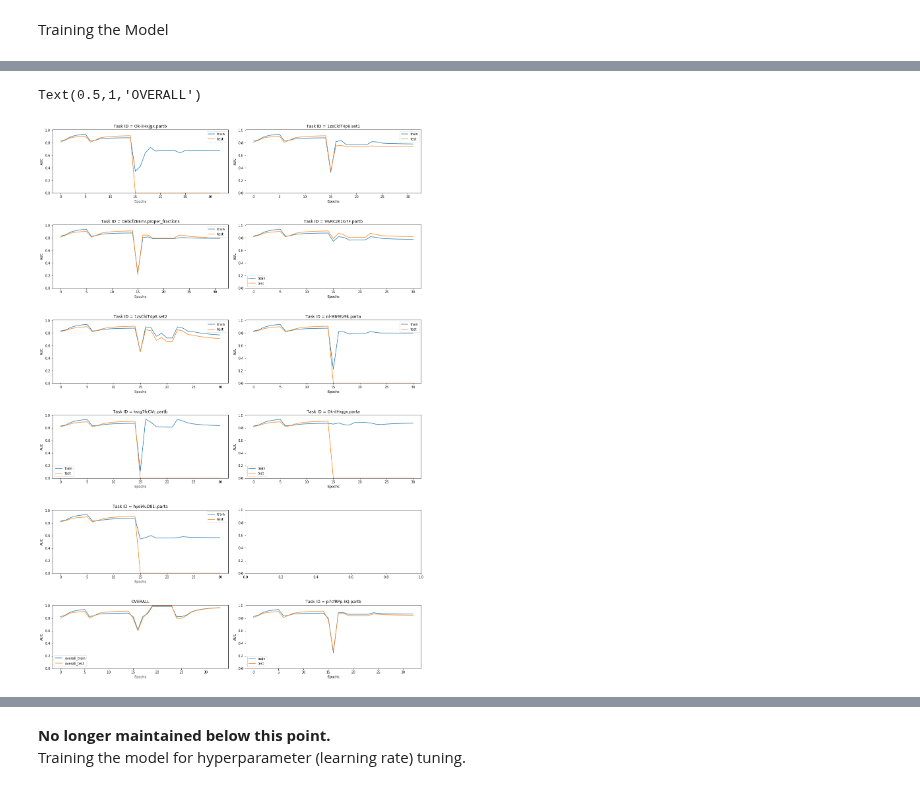
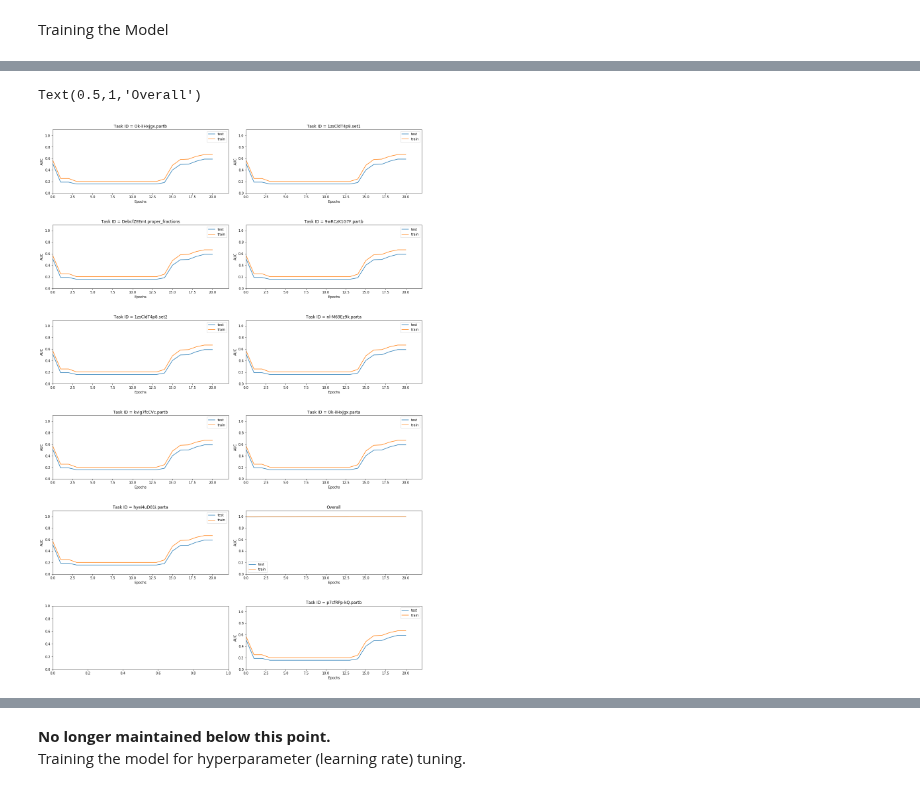
Before and after one commit to aroraakshit/deep_knowledge_tracing, a Jupyter notebook: notebooks/combined_model.ipynb, the cells around one changed output, grey strips where cells are left out. Saved outputs shown, nothing was run; the diff lists cells and outputs as text; code cells hidden in the pictures.

Commit message:
combined model is ready; ran separate model on small dataset

```diff
--- a/notebooks/combined_model.ipynb
+++ b/notebooks/combined_model.ipynb
@@ -418,0 +530,17 @@ Optimization Finished!
+# %%
+fig=plt.figure(figsize=(14, 9), dpi= 80, facecolor='w', edgecolor='k')
+plt.plot([0, 1], [0, 1], 'k--')
+plt.xlim([0.0, 1.0])
+plt.ylim([0.0, 1.05])
+plt.xlabel('False Positive Rate')
+plt.ylabel('True Positive Rate')
+plt.title('ROC Bayesian Knowledge Tracing (combined model, Train set)')
+
+for task_id in another_2:
+    roc = calculate_auc(true_all_tasks['train'][task_id][-1],predictions_all_tasks['train'][task_id][-1], seqlen_all_tasks['train'][task_id][-1], plot=True)
+    plt.plot(roc[1], roc[2], label=task_id)
+
+roc = calculate_auc(true_all_tasks['train']['overall'][-1],predictions_all_tasks['train']['overall'][-1],seqlen_all_tasks['train']['overall'][-1],plot=True)
+plt.plot(roc[1], roc[2], label='overall-train')
+
+plt.legend(loc="lower right")
@@ -419,25 +550,31 @@ Optimization Finished!
 # %%
 fig, axs = plt.subplots(6,2, figsize=(20, 30), facecolor='w', edgecolor='k')
 fig.subplots_adjust(hspace = .5, wspace=0.1)
 
 axs = axs.ravel()
 
 for i,value in enumerate(another_2):
-    axs[i-1].plot(plot_train_AUC[value],label='train')
-    axs[i-1].plot(plot_test_AUC[value],label='test')
-    axs[i-1].set_ylim(0,1.01)
+    train_auc = seqlen_all_tasks['train'][task_id][:-1]
+    test_auc = seqlen_all_tasks['test'][task_id][:-1]
+    axs[i-1].plot(test_auc,label='test')
+    axs[i-1].plot(train_auc,label='train')
+    axs[i-1].set_ylim(0,1.1)
+    axs[i-1].set_xlim(0,22)
     axs[i-1].set_xlabel("Epochs")
     axs[i-1].set_ylabel("AUC")
     axs[i-1].legend(loc="best")
     axs[i-1].set_title("Task ID = "+str(value))
 
-axs[i+1].plot(plot_train_AUC['overall'],label='overall_train')
-axs[i+1].plot(plot_test_AUC['overall'],label='overall_test')
-axs[i+1].set_ylim(0,1.01)
-axs[i+1].set_xlabel("Epochs")
-axs[i+1].set_ylabel("AUC")
-axs[i+1].legend(loc="best")
-axs[i+1].set_title("OVERALL")
+train_auc = seqlen_all_tasks['train']['overall'][:-1]
+test_auc = seqlen_all_tasks['test']['overall'][:-1]
+axs[i].plot(test_auc,label='test')
+axs[i].plot(train_auc,label='train')
+axs[i].set_ylim(0,1.1)
+axs[i].set_xlim(0,22)
+axs[i].set_xlabel("Epochs")
+axs[i].set_ylabel("AUC")
+axs[i].legend(loc="best")
+axs[i].set_title("Overall")
 # %% [output]
-Text(0.5,1,'OVERALL')
+Text(0.5,1,'Overall')
-[figure, old version]
+[figure, new version]
```
Also changed, not shown: parts of 16 cells of this notebook, 1 other file.
